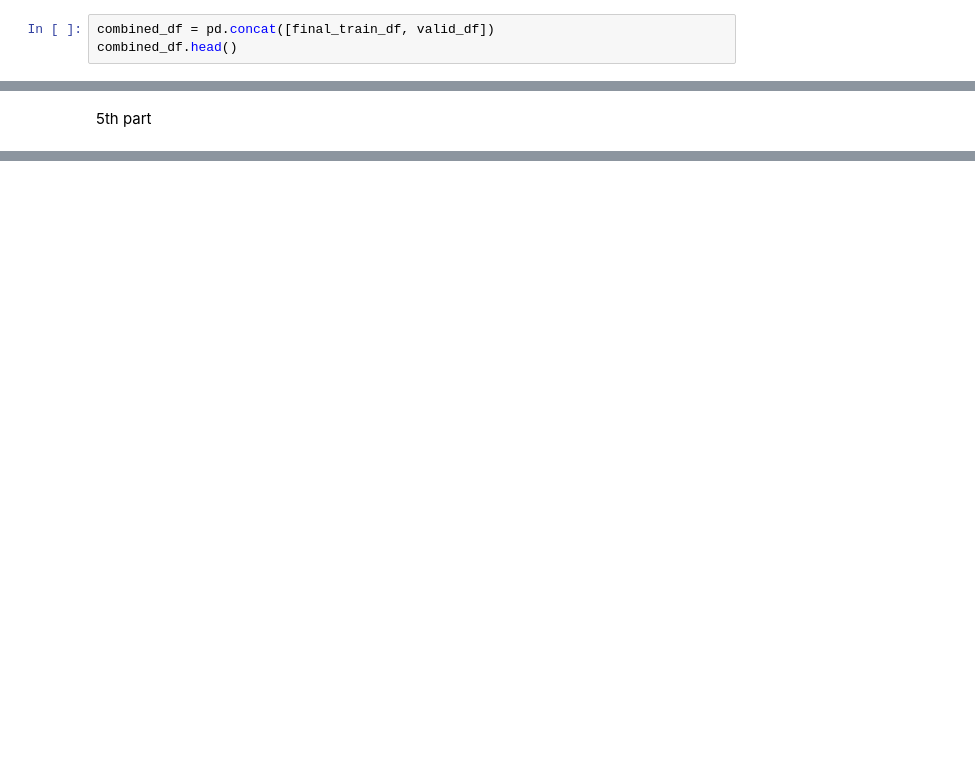
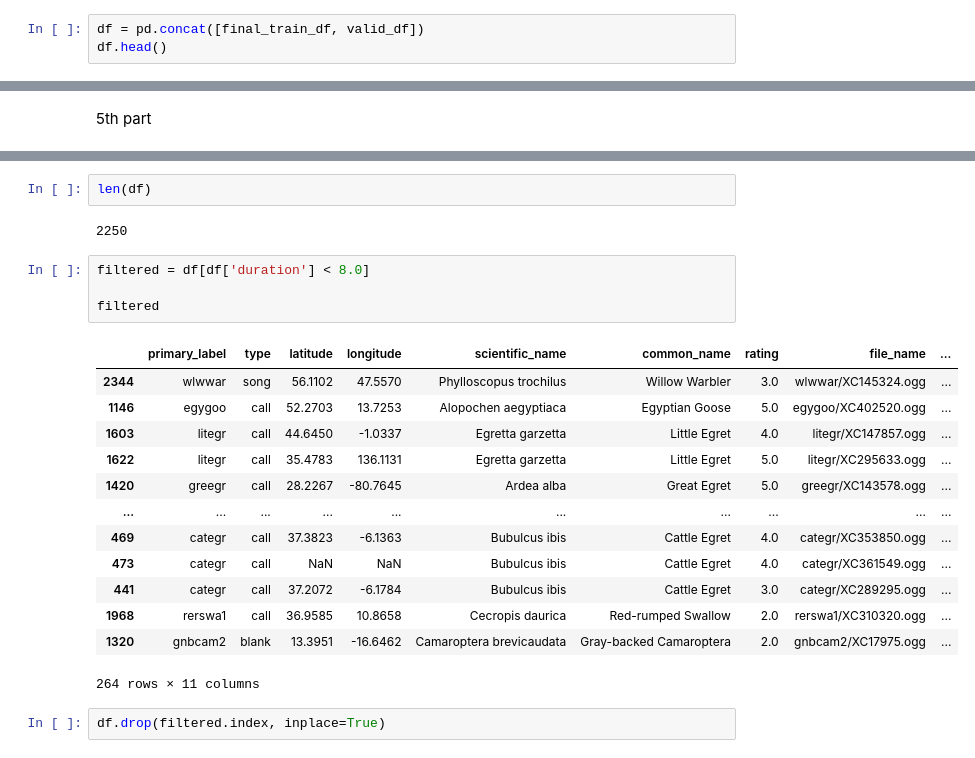
Before and after one commit to SudipTimalsina/django_Ai_model-imp, a Jupyter notebook: colab/birdy.ipynb, the cells around one changed output, grey strips where cells are left out. Saved outputs shown, nothing was run; the diff lists cells and outputs as text; blank space fills up the shorter version.

```diff
--- a/colab/birdy.ipynb
+++ b/colab/birdy.ipynb
@@ -543,3 +622,3 @@ valid_df.tail()
 # %%
-combined_df = pd.concat([final_train_df, valid_df])
-combined_df.head()
+df = pd.concat([final_train_df, valid_df])
+df.head()
@@ -553,0 +801,24 @@ import seaborn as sns
+# %%
+len(df)
+# %% [output]
+2250
+# %%
+filtered = df[df['duration'] < 8.0]
+
+filtered
+# %% [output]
+|  | primary_label | type | latitude | longitude | scientific_name | common_name | rating | file_name | ... |
+| 2344 | wlwwar | song | 56.1102 | 47.5570 | Phylloscopus trochilus | Willow Warbler | 3.0 | wlwwar/XC145324.ogg | ... |
+| 1146 | egygoo | call | 52.2703 | 13.7253 | Alopochen aegyptiaca | Egyptian Goose | 5.0 | egygoo/XC402520.ogg | ... |
+| 1603 | litegr | call | 44.6450 | -1.0337 | Egretta garzetta | Little Egret | 4.0 | litegr/XC147857.ogg | ... |
+| 1622 | litegr | call | 35.4783 | 136.1131 | Egretta garzetta | Little Egret | 5.0 | litegr/XC295633.ogg | ... |
+| 1420 | greegr | call | 28.2267 | -80.7645 | Ardea alba | Great Egret | 5.0 | greegr/XC143578.ogg | ... |
+| ... | ... | ... | ... | ... | ... | ... | ... | ... | ... |
+| 469 | categr | call | 37.3823 | -6.1363 | Bubulcus ibis | Cattle Egret | 4.0 | categr/XC353850.ogg | ... |
+| 473 | categr | call | NaN | NaN | Bubulcus ibis | Cattle Egret | 4.0 | categr/XC361549.ogg | ... |
+| 441 | categr | call | 37.2072 | -6.1784 | Bubulcus ibis | Cattle Egret | 3.0 | categr/XC289295.ogg | ... |
+| 1968 | rerswa1 | call | 36.9585 | 10.8658 | Cecropis daurica | Red-rumped Swallow | 2.0 | rerswa1/XC310320.ogg | ... |
+| 1320 | gnbcam2 | blank | 13.3951 | -16.6462 | Camaroptera brevicaudata | Gray-backed Camaroptera | 2.0 | gnbcam2/XC17975.ogg | ... |
+264 rows × 11 columns
+# %%
+df.drop(filtered.index, inplace=True)
```
Also changed, not shown: parts of 102 cells of this notebook.
